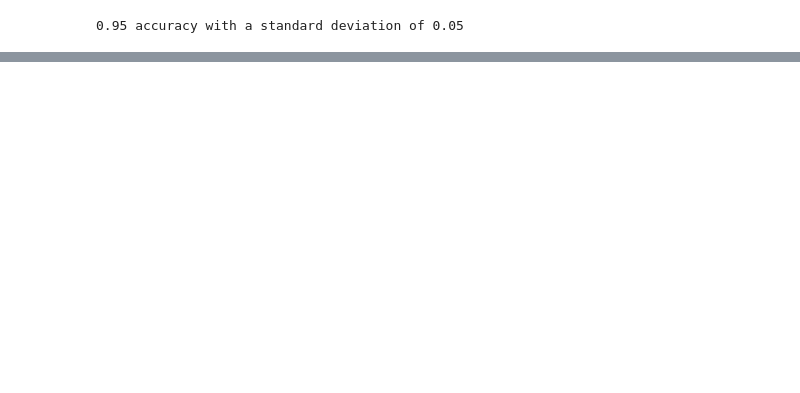
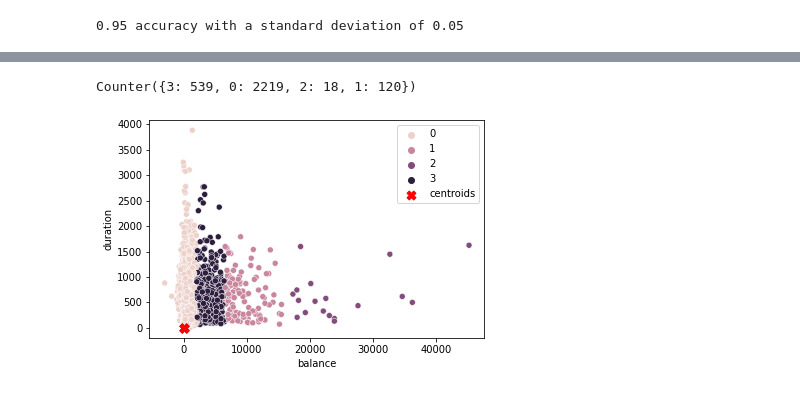
Before and after one commit to Mahdiazhari/cRIidiW82tXOmryg, a Jupyter notebook: Term_Deposit_marketing_analysis.ipynb, the cells around one changed output, grey strips where cells are left out. Cells and saved outputs as stored; diff of their text form; code cells hidden in the pictures; blank space fills up the shorter version.

Commit message:
add final notebook with clustering

```diff
--- a/Term_Deposit_marketing_analysis.ipynb
+++ b/Term_Deposit_marketing_analysis.ipynb
@@ -437,0 +589,4 @@ import pycaret
+# %%
+kmeans_optimal = KMeans(n_clusters=4)
+# %%
+kmeans_optimal.fit(X)
@@ -437,0 +595,4 @@ import pycaret
+# %%
+y=kmeans_optimal.predict(X)
+# %%
+df_bought["label"] = y
@@ -437,0 +620,11 @@ import pycaret
+# %%
+from collections import Counter
+Counter(kmeans_optimal.labels_)
+# %% [output]
+Counter({3: 539, 0: 2219, 2: 18, 1: 120})
+# %%
+sns.scatterplot(data=df_bought, y="duration", x="balance", hue=kmeans_optimal.labels_)
+plt.legend()
+plt.show()
+# %% [output]
+[figure, added]
```
Also changed, not shown: parts of 27 cells of this notebook.
